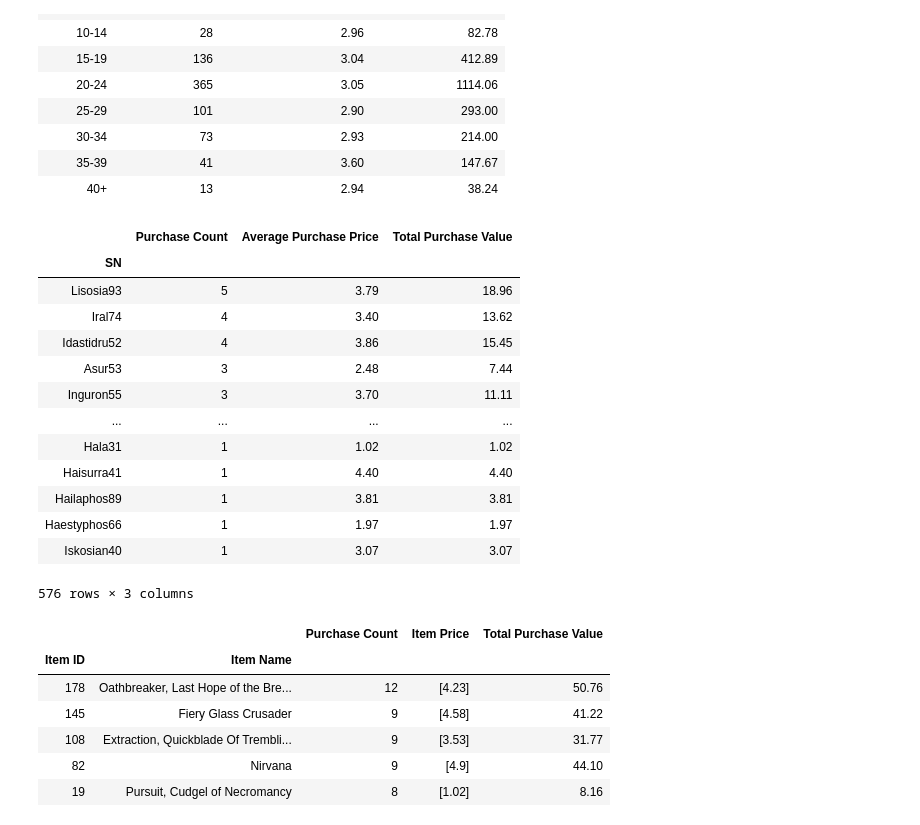
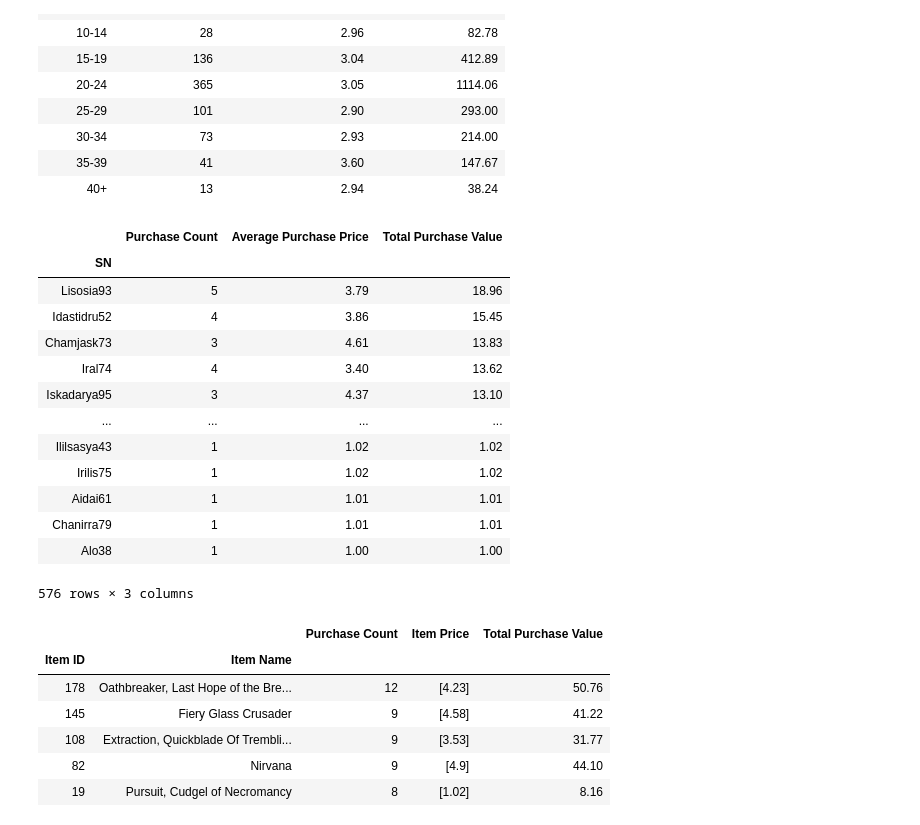
Before and after one commit to shidalgo12/Pandas-Challege, a Jupyter notebook: HeroesOfPymoli/Purchase_Data_Notebook.ipynb, the cells around one changed output. Saved outputs shown, nothing was run; the diff lists cells and outputs as text; code cells hidden in the pictures.

Commit message:
All tables

```diff
--- a/HeroesOfPymoli/Purchase_Data_Notebook.ipynb
+++ b/HeroesOfPymoli/Purchase_Data_Notebook.ipynb
@@ -240,54 +258,56 @@ age_group_purchases
 | 35-39 | 41 | 3.60 | 147.67 |
 | 40+ | 13 | 2.94 | 38.24 |
 # %%
-# Top Spenders
+# Top Spenders - COMPLETE
     # Table headers: Purchase Count, Average Purchase Price, Total Purchase Value
 
 # Group by SN
-    # set unique_SN as index column
 SN_group = purchase_df.groupby("SN")
 
-# Count total purchases per player
+# Total purchases per player
 total_player_purchases = pd.DataFrame(SN_group["Purchase ID"].count())
 # total_player_purchases
 total_player_purchases = total_player_purchases.rename(columns={'Purchase ID':"Purchase Count"})
 total_player_purchases
 
+# Average purchase value per player
 avg_player_spending = pd.DataFrame(round(SN_group["Price"].mean(),2))
 avg_player_spending
 avg_player_spending = avg_player_spending.rename(columns = {'Price': 'Average Purchase Price'})
 avg_player_spending
 
+# Total spending per player
 total_player_spending = pd.DataFrame(SN_group["Price"].sum())
 total_player_spending
 total_player_spending = total_player_spending.rename(columns= {'Price': 'Total Purchase Value'})
 total_player_spending
 
+# Merge data frames
 merge_table = pd.merge(total_player_purchases, avg_player_spending, on= 'SN')
 merge_table
 
 top_spenders = pd.merge(merge_table, total_player_spending, on='SN')
 top_spenders
 
-top_spenders_sort = top_spenders.sort_values("Purchase Count", ascending=False)
+# Sort Total Purchase Value in descending order
+top_spenders_sort = top_spenders.sort_values("Total Purchase Value", ascending=False)
 top_spenders_sort
 
-# # Optional: give the displayed data cleaner formatting
-# # Display a preview of the summary data frame
+# Optional: give the displayed data cleaner formatting
 # %% [output]
 |  | Purchase Count | Average Purchase Price | Total Purchase Value |
 | SN |  |  |  |
 | Lisosia93 | 5 | 3.79 | 18.96 |
+| Idastidru52 | 4 | 3.86 | 15.45 |
+| Chamjask73 | 3 | 4.61 | 13.83 |
 | Iral74 | 4 | 3.40 | 13.62 |
-| Idastidru52 | 4 | 3.86 | 15.45 |
-| Asur53 | 3 | 2.48 | 7.44 |
-| Inguron55 | 3 | 3.70 | 11.11 |
+| Iskadarya95 | 3 | 4.37 | 13.10 |
 | ... | ... | ... | ... |
-| Hala31 | 1 | 1.02 | 1.02 |
-| Haisurra41 | 1 | 4.40 | 4.40 |
-| Hailaphos89 | 1 | 3.81 | 3.81 |
-| Haestyphos66 | 1 | 1.97 | 1.97 |
-| Iskosian40 | 1 | 3.07 | 3.07 |
+| Ililsasya43 | 1 | 1.02 | 1.02 |
+| Irilis75 | 1 | 1.02 | 1.02 |
+| Aidai61 | 1 | 1.01 | 1.01 |
+| Chanirra79 | 1 | 1.01 | 1.01 |
+| Alo38 | 1 | 1.00 | 1.00 |
 576 rows × 3 columns
 # %%
 # Most Popular Items
```
Also changed, not shown: parts of 8 cells of this notebook.
